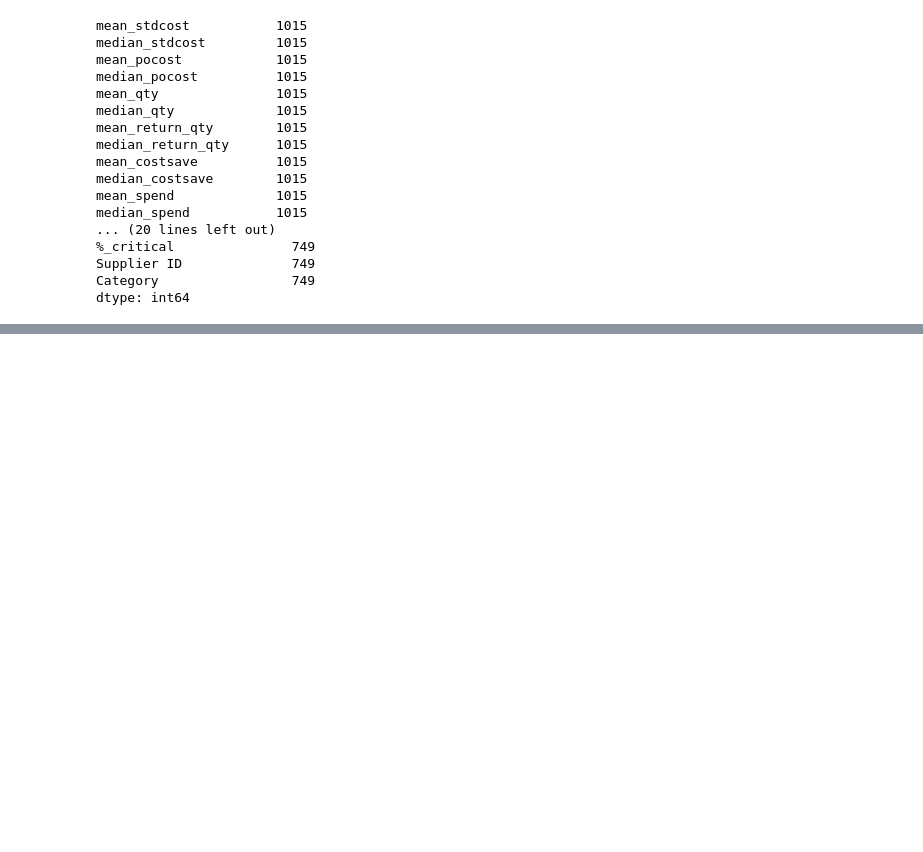
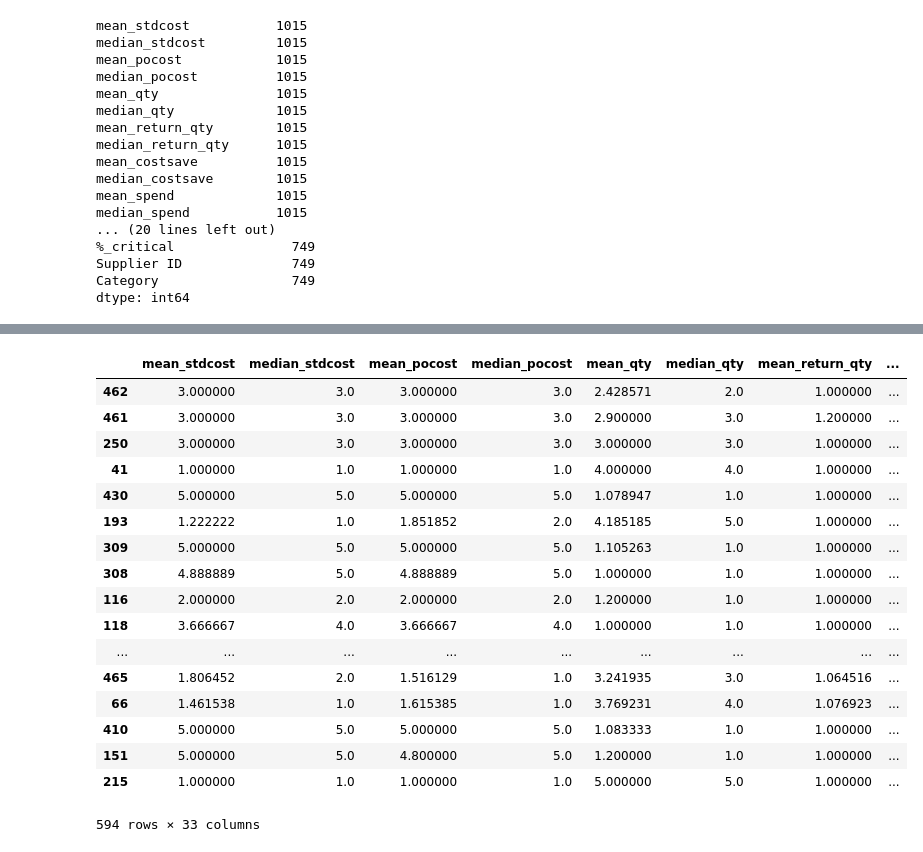
Before and after one commit to gnaven/Harris_Risk_Analysis, a Jupyter notebook: Harris Data/new_data/data_prep.ipynb, the cells around one changed output, grey strips where cells are left out. Saved outputs shown, nothing was run; the diff lists cells and outputs as text; code cells hidden in the pictures; blank space fills up the shorter version.

```diff
--- a/Harris Data/new_data/data_prep.ipynb
+++ b/Harris Data/new_data/data_prep.ipynb
@@ -34,6 +34,13 @@ category['Category'] = purchasing['Category']
 
 category = category.drop_duplicates(subset = ['Part Number'])
 category = category.dropna()
+# %%
+# save dataframe with 'Supplier ID' and 'SupplierID'
+
+supplier = pd.DataFrame()
+
+supplier['Supplier ID'] = purchasing['Supplier ID']
+supplier['SupplierID'] = purchasing['SupplierID']
 # %%
 # drop irrelevant features
 
@@ -468,2 +463,31 @@ scorecard
 # %%
 join.to_csv("join.csv", index = False)
+# %%
+# append 'SupplierID' to join
+
+supplier = supplier.drop_duplicates(subset = ['Supplier ID'])
+
+join = join.merge(supplier, on = ['Supplier ID'], how = 'inner')
+
+join = join.sort_values(by = ['SupplierID'])
+
+join
+# %% [output]
+|  | mean_stdcost | median_stdcost | mean_pocost | median_pocost | mean_qty | median_qty | mean_return_qty | ... |
+| 462 | 3.000000 | 3.0 | 3.000000 | 3.0 | 2.428571 | 2.0 | 1.000000 | ... |
+| 461 | 3.000000 | 3.0 | 3.000000 | 3.0 | 2.900000 | 3.0 | 1.200000 | ... |
+| 250 | 3.000000 | 3.0 | 3.000000 | 3.0 | 3.000000 | 3.0 | 1.000000 | ... |
+| 41 | 1.000000 | 1.0 | 1.000000 | 1.0 | 4.000000 | 4.0 | 1.000000 | ... |
+| 430 | 5.000000 | 5.0 | 5.000000 | 5.0 | 1.078947 | 1.0 | 1.000000 | ... |
+| 193 | 1.222222 | 1.0 | 1.851852 | 2.0 | 4.185185 | 5.0 | 1.000000 | ... |
+| 309 | 5.000000 | 5.0 | 5.000000 | 5.0 | 1.105263 | 1.0 | 1.000000 | ... |
+| 308 | 4.888889 | 5.0 | 4.888889 | 5.0 | 1.000000 | 1.0 | 1.000000 | ... |
+| 116 | 2.000000 | 2.0 | 2.000000 | 2.0 | 1.200000 | 1.0 | 1.000000 | ... |
+| 118 | 3.666667 | 4.0 | 3.666667 | 4.0 | 1.000000 | 1.0 | 1.000000 | ... |
+| ... | ... | ... | ... | ... | ... | ... | ... | ... |
+| 465 | 1.806452 | 2.0 | 1.516129 | 1.0 | 3.241935 | 3.0 | 1.064516 | ... |
+| 66 | 1.461538 | 1.0 | 1.615385 | 1.0 | 3.769231 | 4.0 | 1.076923 | ... |
+| 410 | 5.000000 | 5.0 | 5.000000 | 5.0 | 1.083333 | 1.0 | 1.000000 | ... |
+| 151 | 5.000000 | 5.0 | 4.800000 | 5.0 | 1.200000 | 1.0 | 1.000000 | ... |
+| 215 | 1.000000 | 1.0 | 1.000000 | 1.0 | 5.000000 | 5.0 | 1.000000 | ... |
+594 rows × 33 columns
```
Also changed, not shown: parts of 8 cells of this notebook, 2 other files.
